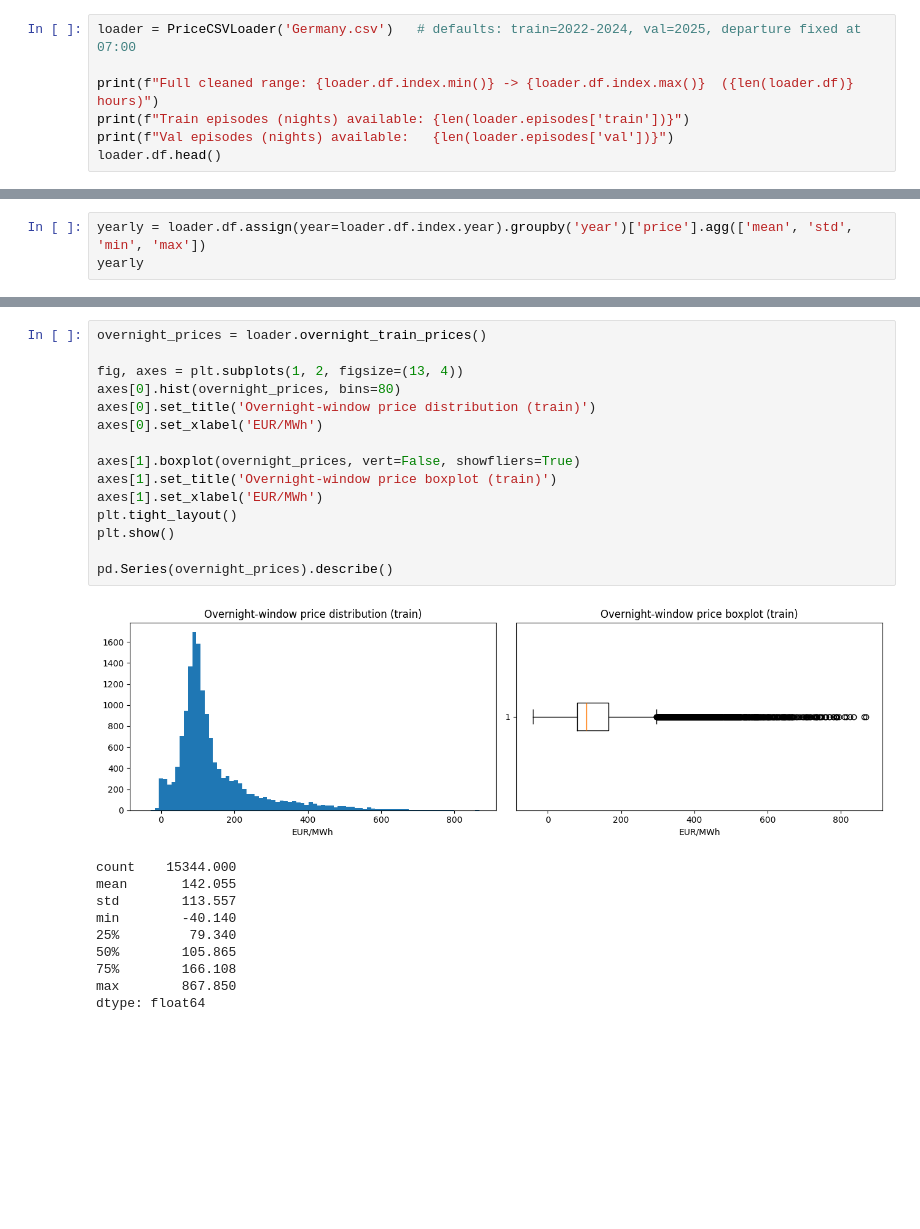
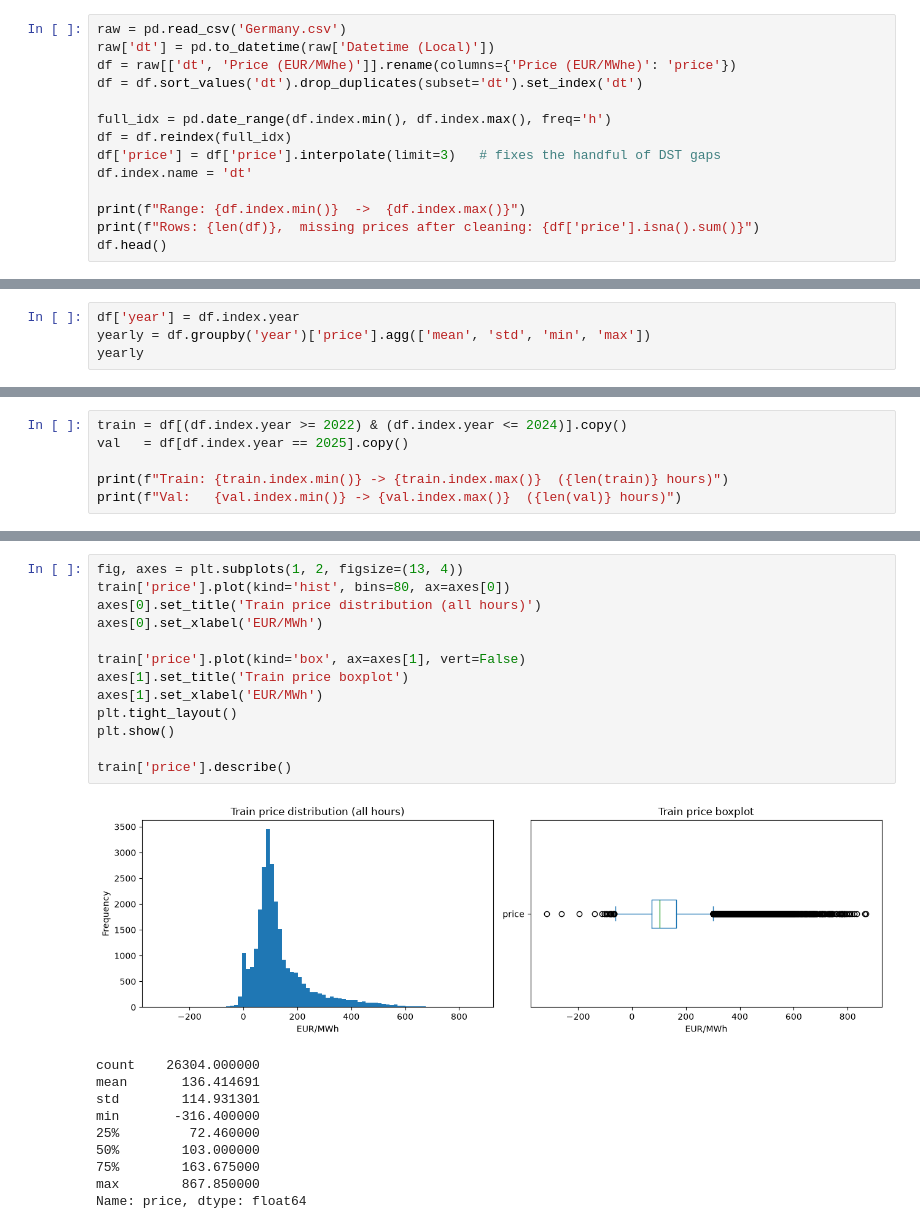
Before and after one commit to VirginiaFoschi/foschi2526, a Jupyter notebook: data/data_exploration.ipynb, the cells around one changed output, grey strips where cells are left out. Saved outputs shown, nothing was run; the diff lists cells and outputs as text; blank space fills up the shorter version.

```diff
--- a/data/data_exploration.ipynb
+++ b/data/data_exploration.ipynb
@@ -49,8 +29,15 @@ everywhere else in the project.
 # %%
-loader = PriceCSVLoader('Germany.csv')   # defaults: train=2022-2024, val=2025, departure fixed at 07:00
+raw = pd.read_csv('Germany.csv')
+raw['dt'] = pd.to_datetime(raw['Datetime (Local)'])
+df = raw[['dt', 'Price (EUR/MWhe)']].rename(columns={'Price (EUR/MWhe)': 'price'})
+df = df.sort_values('dt').drop_duplicates(subset='dt').set_index('dt')
 
-print(f"Full cleaned range: {loader.df.index.min()} -> {loader.df.index.max()}  ({len(loader.df)} hours)")
-print(f"Train episodes (nights) available: {len(loader.episodes['train'])}")
-print(f"Val episodes (nights) available:   {len(loader.episodes['val'])}")
-loader.df.head()
+full_idx = pd.date_range(df.index.min(), df.index.max(), freq='h')
+df = df.reindex(full_idx)
+df['price'] = df['price'].interpolate(limit=3)   # fixes the handful of DST gaps
+df.index.name = 'dt'
+
+print(f"Range: {df.index.min()}  ->  {df.index.max()}")
+print(f"Rows: {len(df)},  missing prices after cleaning: {df['price'].isna().sum()}")
+df.head()
 # %% [output]
@@ -64,3 +50,7 @@ Val episodes (nights) available:   364
 | 2015-01-01 03:00:00 | 22.34 |
 | 2015-01-01 04:00:00 | 22.34 |
 | 2015-01-01 05:00:00 | 22.34 |
+# %%
+df['year'] = df.index.year
+yearly = df.groupby('year')['price'].agg(['mean', 'std', 'min', 'max'])
+yearly
@@ -73,4 +105,7 @@ training.
 # %%
-yearly = loader.df.assign(year=loader.df.index.year).groupby('year')['price'].agg(['mean', 'std', 'min', 'max'])
-yearly
+train = df[(df.index.year >= 2022) & (df.index.year <= 2024)].copy()
+val   = df[df.index.year == 2025].copy()
+
+print(f"Train: {train.index.min()} -> {train.index.max()}  ({len(train)} hours)")
+print(f"Val:   {val.index.min()} -> {val.index.max()}  ({len(val)} hours)")
 # %% [output]
@@ -115,26 +121,24 @@ data only**, so nothing here leaks information from the validation year.
 # %%
-overnight_prices = loader.overnight_train_prices()
-
 fig, axes = plt.subplots(1, 2, figsize=(13, 4))
-axes[0].hist(overnight_prices, bins=80)
-axes[0].set_title('Overnight-window price distribution (train)')
+train['price'].plot(kind='hist', bins=80, ax=axes[0])
+axes[0].set_title('Train price distribution (all hours)')
 axes[0].set_xlabel('EUR/MWh')
 
-axes[1].boxplot(overnight_prices, vert=False, showfliers=True)
-axes[1].set_title('Overnight-window price boxplot (train)')
+train['price'].plot(kind='box', ax=axes[1], vert=False)
+axes[1].set_title('Train price boxplot')
 axes[1].set_xlabel('EUR/MWh')
 plt.tight_layout()
 plt.show()
 
-pd.Series(overnight_prices).describe()
+train['price'].describe()
 # %% [output]
-[figure, old version]
+[figure, new version]
-count    15344.000
-mean       142.055
-std        113.557
-min        -40.140
-25%         79.340
-50%        105.865
-75%        166.108
-max        867.850
-dtype: float64
+count    26304.000000
+mean       136.414691
+std        114.931301
+min       -316.400000
+25%         72.460000
+50%        103.000000
+75%        163.675000
+max        867.850000
+Name: price, dtype: float64
```
Also changed, not shown: parts of 24 cells of this notebook, 2 other files.
